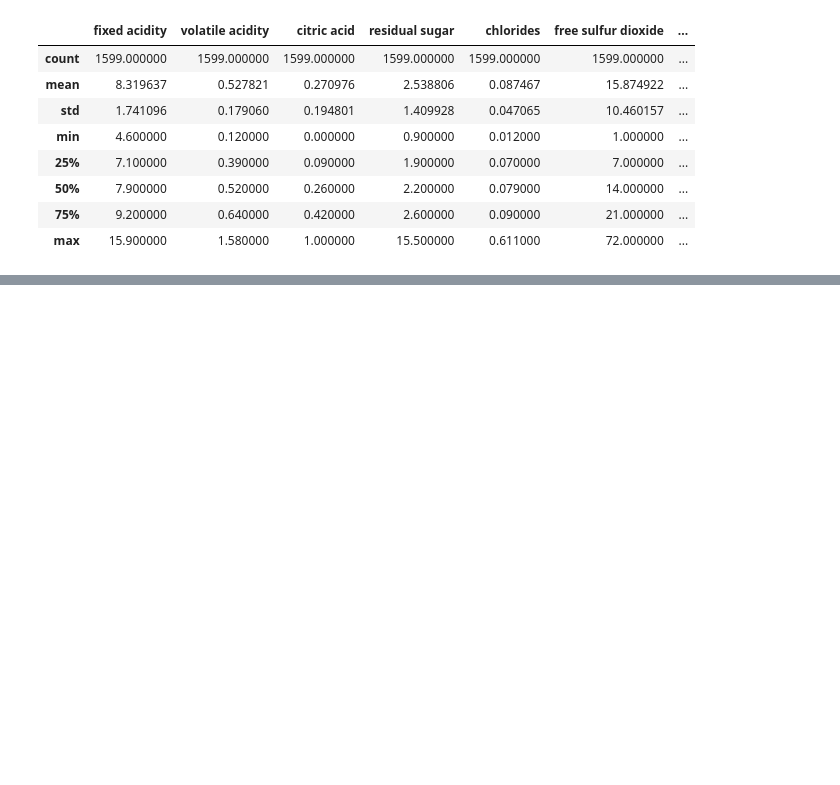
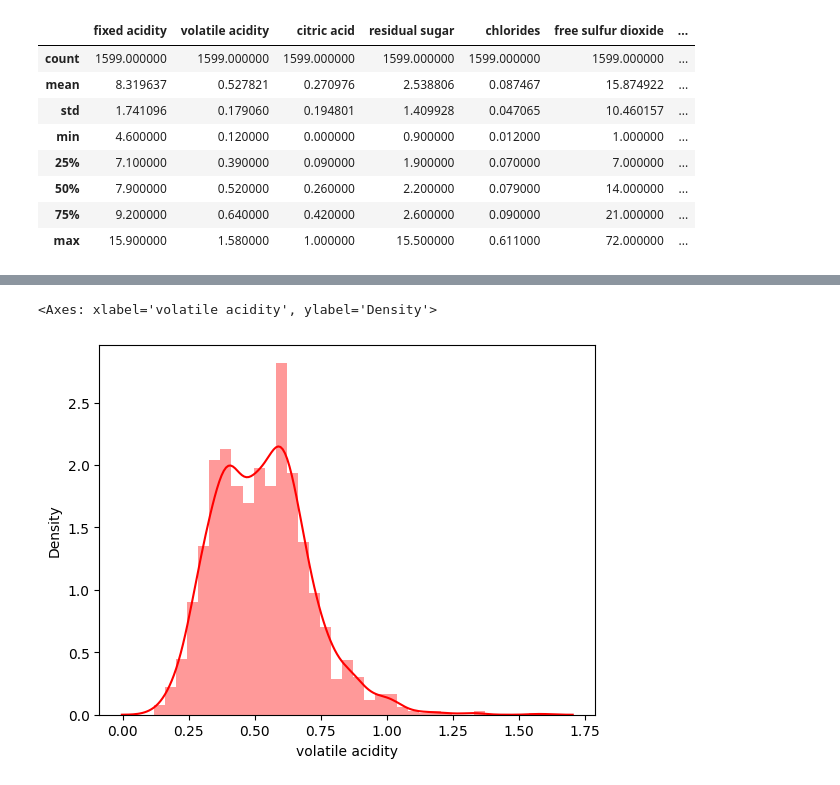
Before and after one commit to demohari/eda, a Jupyter notebook: stat.ipynb, the cells around one changed output, grey strips where cells are left out. Cells and saved outputs as stored; diff of their text form; code cells hidden in the pictures; blank space fills up the shorter version.

```diff
--- a/stat.ipynb
+++ b/stat.ipynb
@@ -295,0 +325,5 @@ df.describe()
+# %%
+sns.distplot(df['volatile acidity'],kde=True,color='red')
+# %% [output]
+<Axes: xlabel='volatile acidity', ylabel='Density'>
+[figure, added]
```
Also changed, not shown: parts of 42 cells of this notebook, 1 other file.
